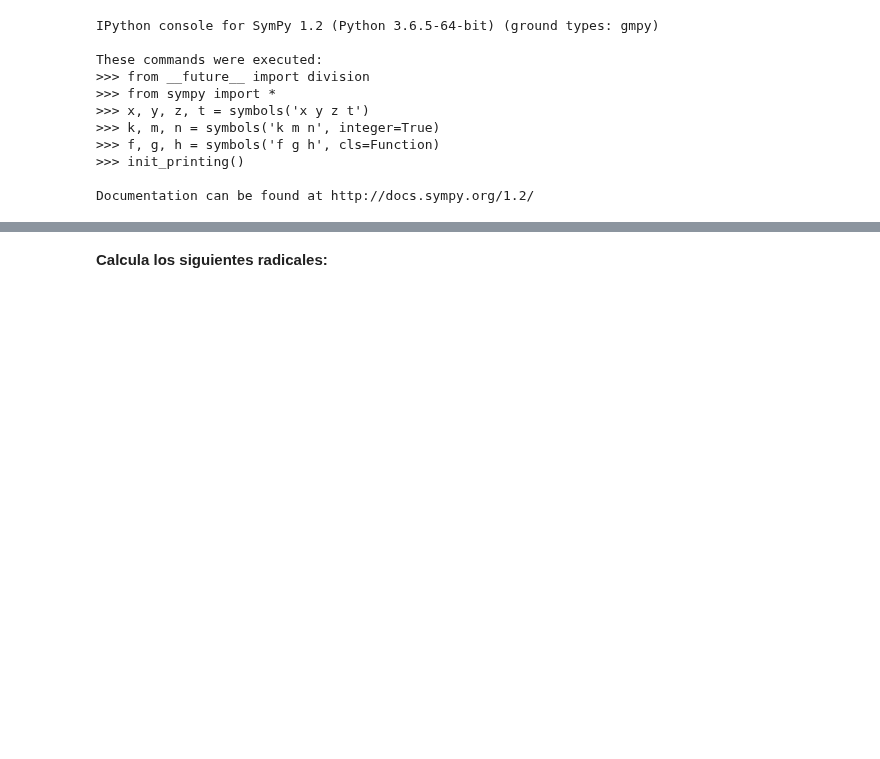
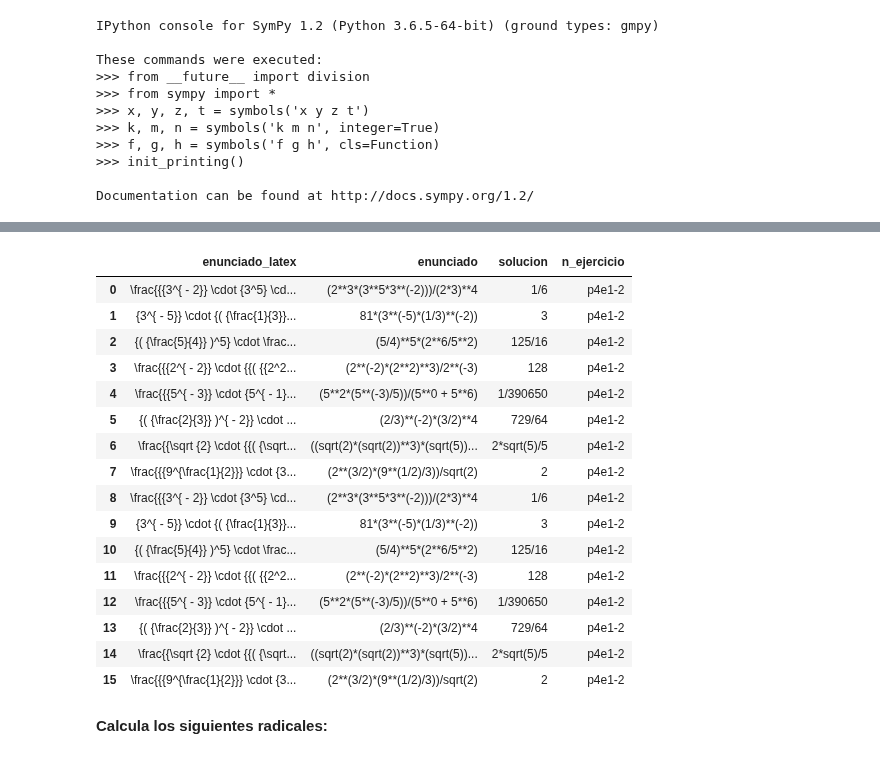
Before and after one commit to crdguez/mat1bac_cit, a Jupyter notebook: notebooks/Potencias y Radicales.ipynb, the cells around one changed output, grey strips where cells are left out. Drawn from its saved outputs; the diff is of its cells as text; code cells hidden in the pictures; blank space fills up the shorter version.

```diff
--- a/notebooks/Potencias y Radicales.ipynb
+++ b/notebooks/Potencias y Radicales.ipynb
@@ -42,21 +44,18 @@ df_ejercicios
 # %%
-f = open('prueba2.tex','w')
-f.write(doc_ejer()[0])
-f.write(r"""
-    \question calcula:
-    \begin{multicols}{3}
-    \begin{parts}""")
+def escribir_ejercicios(df_ejercicios, fichero = 'prueba3.tex') :
+    f = open(fichero,'a')
+    f.write(r"""
+        \question Calcula:
+        \begin{multicols}{3}
+        \begin{parts}""")
 
-for s in df_ejercicios.index :
-    f.write(r' $ %s $ '  % df_ejercicios.loc[s].enunciado_latex)
+    for s in df_ejercicios.index :
+        f.write(r' \part[]  $ %s $ '  % df_ejercicios.loc[s].enunciado_latex)
+        f.write(r' \begin{solution}  $ %s $  \end{solution}'  % df_ejercicios.loc[s].solucion)
 
-f.write(r"""
-    \end{parts}
-    \end{multicols}
-    """)
-f.write(doc_ejer()[1])
-f.close()
+    f.write(r"""
+        \end{parts}
+        \end{multicols}
+        """)
+
+    f.close()
-# %%
-for s in df_ejercicios.index :
-    display(r"""$ %s $
-    """  % df_ejercicios.loc[s].enunciado_latex)
@@ -90,8 +88,9 @@ enunciado, solucion = [], []
 for s in enunciado_latex :
     display(md("$"+ s +" \\rightarrow" + latex(simplify(parse_latex(s)))+"$"))
     enunciado.append(parse_latex(s))
-    solucion.append(simplify(parse_latex(s)))
+    solucion.append(latex(simplify(parse_latex(s))))
 
-df_ejercicios = df_ejercicios.append(añadir_ejercicios(enunciado_latex, enunciado, solucion), ignore_index=True)
+df_ejercicios = df_ejercicios.append(añadir_ejercicios(enunciado_latex, enunciado, solucion, texto_ejercicio), ignore_index=True)
+escribir_ejercicios(df_ejercicios, fichero)
 # %% [output]
 **Calcula:**
@@ -98,3 +107,25 @@ df_ejercicios = df_ejercicios.append(añadir_ejercicios(enunciado_latex, enuncia
+# %%
+df2 = df_ejercicios.append(añadir_ejercicios(enunciado_latex, enunciado, solucion), ignore_index=True)
+df2['n_ejercicio']='p4e1-2'
+df2
+# %% [output]
+|  | enunciado_latex | enunciado | solucion | n_ejercicio |
+| 0 | \frac{{{3^{ - 2}} \cdot {3^5} \cd... | (2**3*(3**5*3**(-2)))/(2*3)**4 | 1/6 | p4e1-2 |
+| 1 | {3^{ - 5}} \cdot {( {\frac{1}{3}}... | 81*(3**(-5)*(1/3)**(-2)) | 3 | p4e1-2 |
+| 2 | {( {\frac{5}{4}} )^5} \cdot \frac... | (5/4)**5*(2**6/5**2) | 125/16 | p4e1-2 |
+| 3 | \frac{{{2^{ - 2}} \cdot {{( {{2^2... | (2**(-2)*(2**2)**3)/2**(-3) | 128 | p4e1-2 |
+| 4 | \frac{{{5^{ - 3}} \cdot {5^{ - 1}... | (5**2*(5**(-3)/5))/(5**0 + 5**6) | 1/390650 | p4e1-2 |
+| 5 | {( {\frac{2}{3}} )^{ - 2}} \cdot ... | (2/3)**(-2)*(3/2)**4 | 729/64 | p4e1-2 |
+| 6 | \frac{{\sqrt {2} \cdot {{( {\sqrt... | ((sqrt(2)*(sqrt(2))**3)*(sqrt(5))... | 2*sqrt(5)/5 | p4e1-2 |
+| 7 | \frac{{{9^{\frac{1}{2}}} \cdot {3... | (2**(3/2)*(9**(1/2)/3))/sqrt(2) | 2 | p4e1-2 |
+| 8 | \frac{{{3^{ - 2}} \cdot {3^5} \cd... | (2**3*(3**5*3**(-2)))/(2*3)**4 | 1/6 | p4e1-2 |
+| 9 | {3^{ - 5}} \cdot {( {\frac{1}{3}}... | 81*(3**(-5)*(1/3)**(-2)) | 3 | p4e1-2 |
+| 10 | {( {\frac{5}{4}} )^5} \cdot \frac... | (5/4)**5*(2**6/5**2) | 125/16 | p4e1-2 |
+| 11 | \frac{{{2^{ - 2}} \cdot {{( {{2^2... | (2**(-2)*(2**2)**3)/2**(-3) | 128 | p4e1-2 |
+| 12 | \frac{{{5^{ - 3}} \cdot {5^{ - 1}... | (5**2*(5**(-3)/5))/(5**0 + 5**6) | 1/390650 | p4e1-2 |
+| 13 | {( {\frac{2}{3}} )^{ - 2}} \cdot ... | (2/3)**(-2)*(3/2)**4 | 729/64 | p4e1-2 |
+| 14 | \frac{{\sqrt {2} \cdot {{( {\sqrt... | ((sqrt(2)*(sqrt(2))**3)*(sqrt(5))... | 2*sqrt(5)/5 | p4e1-2 |
+| 15 | \frac{{{9^{\frac{1}{2}}} \cdot {3... | (2**(3/2)*(9**(1/2)/3))/sqrt(2) | 2 | p4e1-2 |
 # %%
 # Página 6 ejercicios 13
 
```
Also changed, not shown: parts of 9 cells of this notebook, 23 other files.
